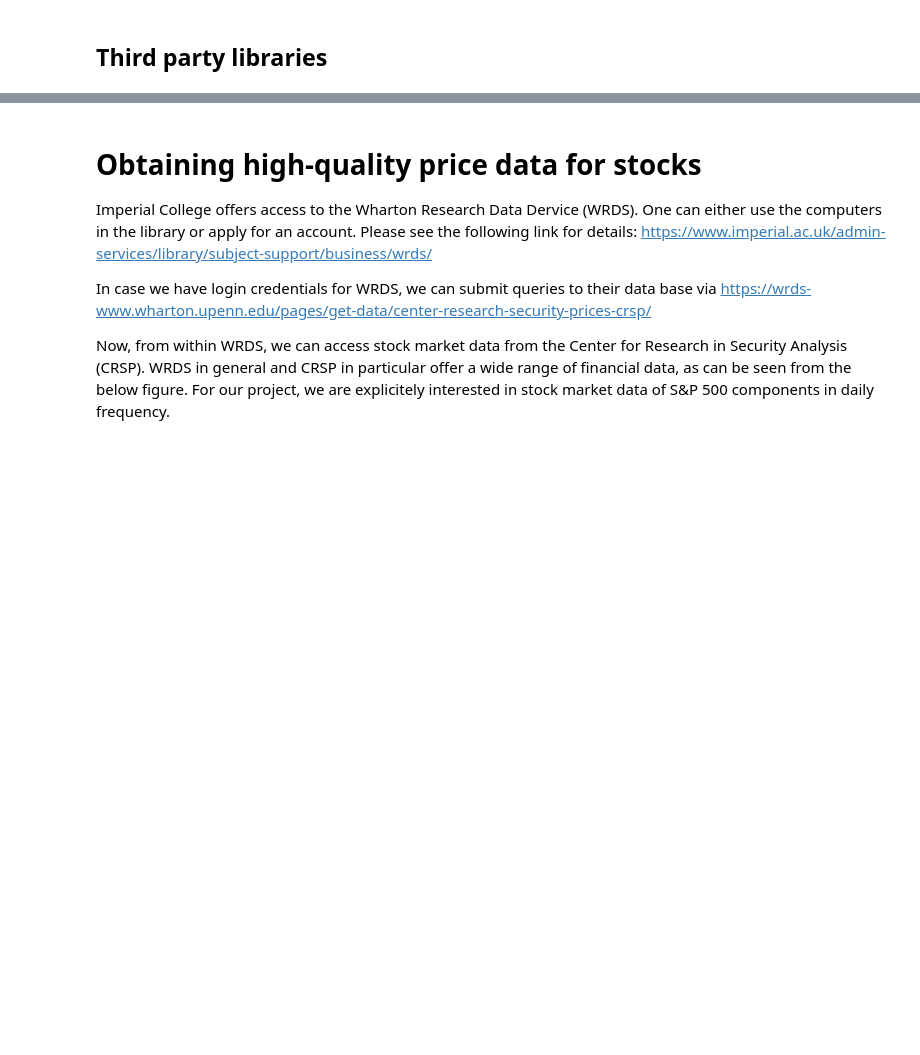
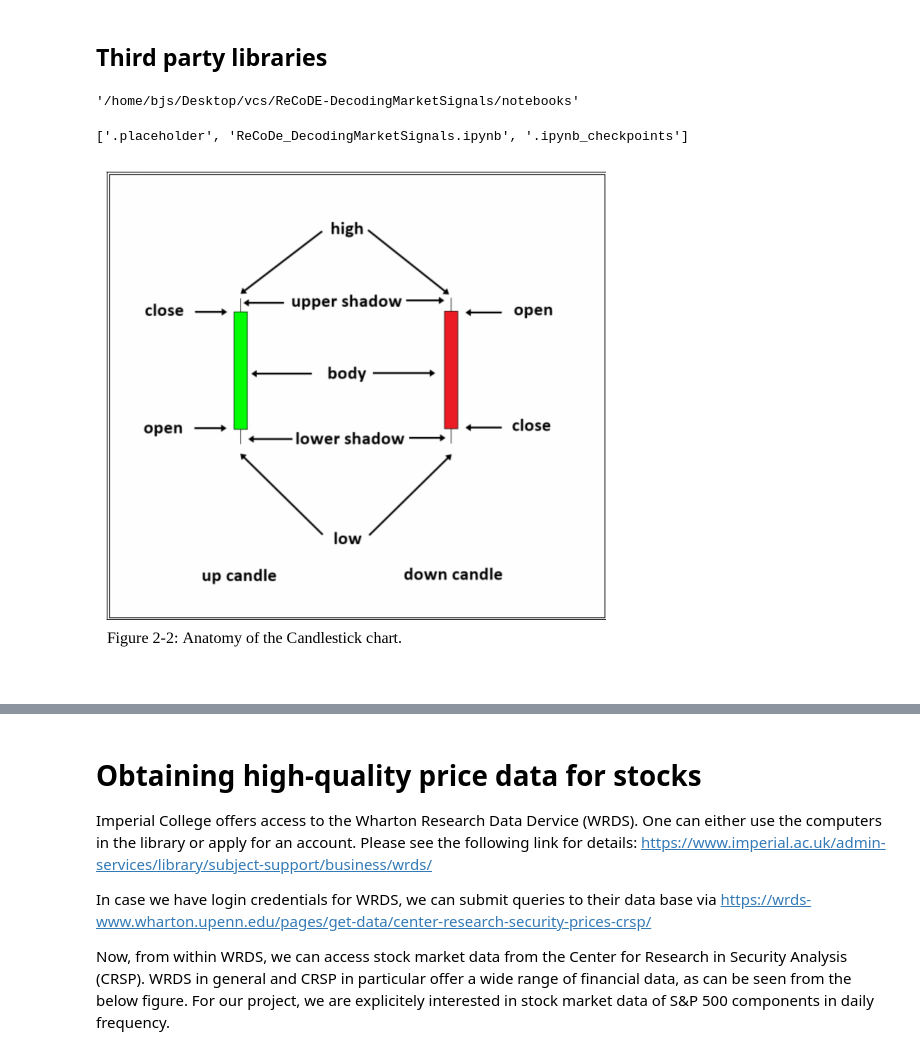
Before and after one commit to ImperialCollegeLondon/ReCoDE-DecodingMarketSignals, a Jupyter notebook: notebooks/ReCoDe_DecodingMarketSignals.ipynb, the cells around one changed output, grey strips where cells are left out. Cells and saved outputs as stored; diff of their text form; code cells hidden in the pictures; blank space fills up the shorter version.

Commit message:
Set up notebook structure highlighting a schedule as well as further TODO's. The notebook runs successfully in isolation on my home setup and is to be refined in further stages.

```diff
--- a/notebooks/ReCoDe_DecodingMarketSignals.ipynb
+++ b/notebooks/ReCoDe_DecodingMarketSignals.ipynb
@@ -23,0 +53,12 @@ pd.set_option('display.max_columns', None)
+# %%
+os.getcwd()
+# %% [output]
+'/home/bjs/Desktop/vcs/ReCoDE-DecodingMarketSignals/notebooks'
+# %%
+os.listdir()
+# %% [output]
+['.placeholder', 'ReCoDe_DecodingMarketSignals.ipynb', '.ipynb_checkpoints']
+# %%
+Image(filename='/home/bjs/Desktop/vcs/ReCoDE-DecodingMarketSignals/figures/cs_anatomy.png')
+# %% [output]
+[figure, added]
```
Also changed, not shown: parts of 26 cells of this notebook.
